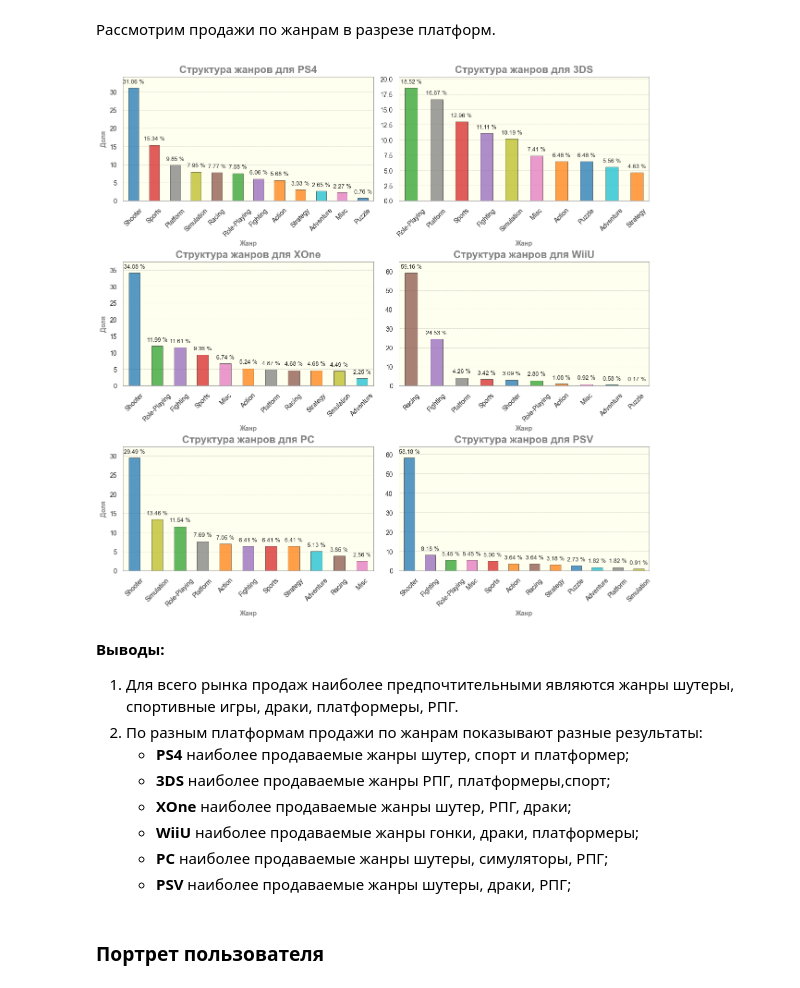
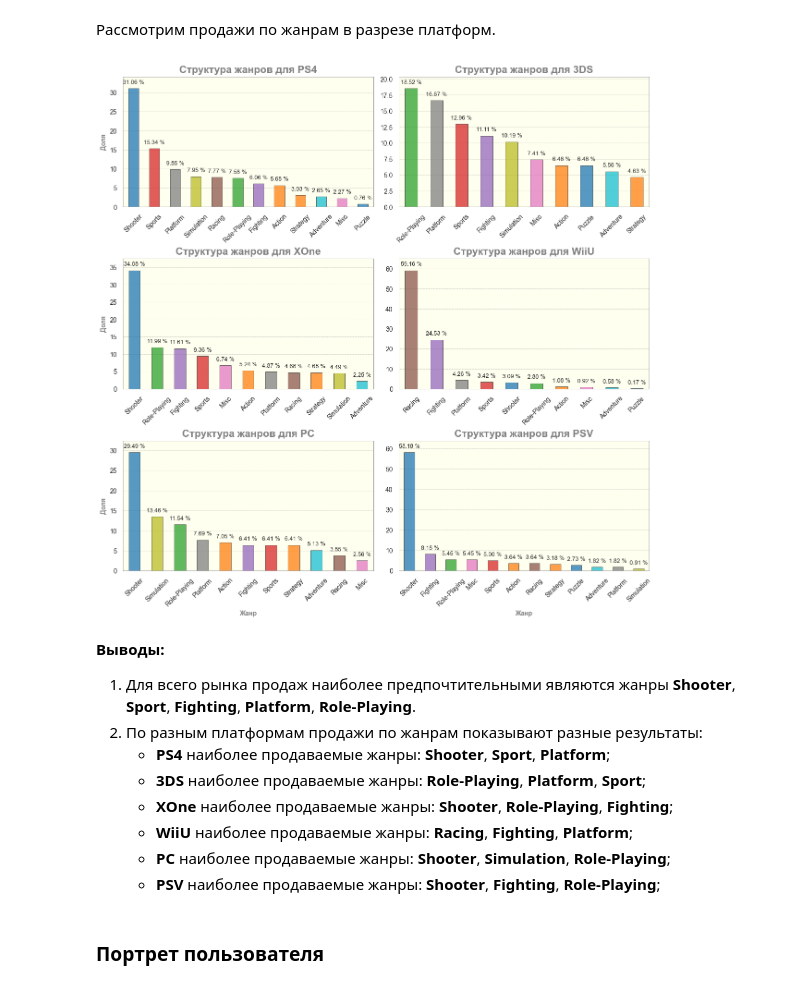
Before and after one commit to SuvorinSergey/ya_practicum_data_science, a Jupyter notebook: games/games.ipynb, the cells around one changed output. Drawn from its saved outputs; the diff is of its cells as text; code cells hidden in the pictures.

```diff
--- a/games/games.ipynb
+++ b/games/games.ipynb
@@ -890,14 +877,11 @@ for i, platform in enumerate(top_platform):
 Создадим вспомогательный датафрейм для расчета времени жизни для каждой из платформ.
 # %%
 # Созадем датафрейм через группировку, преобразовываем в датафрейм
-lifetime = data.groupby('platform')[['year_of_release']].\
-    agg({'year_of_release':['max', 'min']}).reset_index()
+lifetime = data.groupby('platform').\
+    agg(first_game_release=('year_of_release', 'min'),
+        last_game_release=('year_of_release', 'max')).reset_index()
-# %%
-# Переименовываем столбцы для удобства
-lifetime.columns = ['platform', 'dead', 'born']
 # %%
-# Добавляем столбец 'lifetime', сортируем по убыванию
-lifetime['lifetime'] = lifetime['dead'] - lifetime['born']
+lifetime = lifetime.assign(lifetime=lifetime['last_game_release'] - lifetime['first_game_release'])
 lifetime = lifetime.sort_values(by='lifetime', ascending=False)
 # %%
 # Задаем параметры объекта для построения графиков
@@ -1032,7 +1013,7 @@ platforms = graph_data['platform'].unique()
 
 for i, platform in enumerate(platforms):
 
-    # Определяем координаты плиток для каждого металла
+    # Определяем координаты плиток
     pos_x = tile_coordinates[i][0]
     pos_y = tile_coordinates[i][1]
 
@@ -1055,5 +1036,9 @@ for i, platform in enumerate(platforms):
         ax.set_ylabel('Количество, млн.копий', fontdict=fd_10)
     else:
         ax.set_ylabel('')
-    ax.set_xlabel('Год', fontdict=fd_10) ;
+
+    if i > 0:
+        ax.set_xlabel('Год', fontdict=fd_10) ;
+    else:
+        ax.set_xlabel('') ;
 # %% [output]
@@ -1348,46 +1329,52 @@ for i, platform in enumerate(platforms):
 
     graph_data = actual_data[actual_data['platform'] == platform].groupby('genre').\
         agg(mean_total_sales=('total_sales','median')).\
             assign(ratio=lambda x: (x / x.sum() * 100)).\
                 sort_values(by='ratio', ascending=False).reset_index()
 
     # Рисуем график
     ax = sns.barplot(x=graph_data['genre'],
                      y=graph_data['ratio'],
                      ax=axs[pos_x][pos_y],
                      alpha=.75,
                      linewidth=.5,
                      width=0.5,
                      edgecolor='black')
 
     # Настраиваем параметры
     ax.set_title(f'Структура жанров для {platform}', fontdict=fd_16)
     ax.tick_params(axis='both', labelsize=10)
     ax.tick_params(axis='x', rotation=45)
+
     if i % 2 == 0:
         ax.set_ylabel('Доля', fontdict=fd_10)
     else:
         ax.set_ylabel('')
+
+    if i > 3:
+        ax.set_xlabel('Жанр', fontdict=fd_10)
+    else:
+        ax.set_xlabel('')
+
     add_value_labels(ax, unit=' %')
 
     # Присваиваем барам соответствующий цвет
     for i, labels in enumerate(ax.get_xticklabels()):
         ax.patches[i].set_facecolor(genre_color[labels.get_text()])
 
-    ax.margins(y=0.1)
-    ax.set_xlabel('Жанр', fontdict=fd_10) ;
+    ax.margins(y=0.1) ;
 # %% [output]
-[figure, old version]
+[figure, new version]
 # %% [markdown]
 **Выводы:**
-1. Для всего рынка продаж наиболее предпочтительными являются жанры шутеры, спортивные игры, драки, платформеры, РПГ.
+1. Для всего рынка продаж наиболее предпочтительными являются жанры **Shooter**, **Sport**, **Fighting**, **Platform**, **Role-Playing**.
 2. По разным платформам продажи по жанрам показывают разные результаты:
-    * **PS4** наиболее продаваемые жанры шутер, спорт и платформер;
-    * **3DS** наиболее продаваемые жанры  РПГ, платформеры,спорт;
-    * **XOne** наиболее продаваемые жанры шутер, РПГ, драки;
-    * **WiiU** наиболее продаваемые жанры гонки, драки, платформеры;
-    * **PC** наиболее продаваемые жанры шутеры, симуляторы, РПГ;
-    * **PSV** наиболее продаваемые жанры шутеры, драки, РПГ;
+    * **PS4** наиболее продаваемые жанры: **Shooter**, **Sport**, **Platform**;
+    * **3DS** наиболее продаваемые жанры:  **Role-Playing**, **Platform**, **Sport**;
+    * **XOne** наиболее продаваемые жанры: **Shooter**, **Role-Playing**, **Fighting**;
+    * **WiiU** наиболее продаваемые жанры: **Racing**, **Fighting**, **Platform**;
+    * **PC** наиболее продаваемые жанры: **Shooter**, **Simulation**, **Role-Playing**;
+    * **PSV** наиболее продаваемые жанры: **Shooter**, **Fighting**, **Role-Playing**;
 # %% [markdown]
 ### Портрет пользователя
 # %% [markdown]
```
Also changed, not shown: parts of 76 cells of this notebook.
